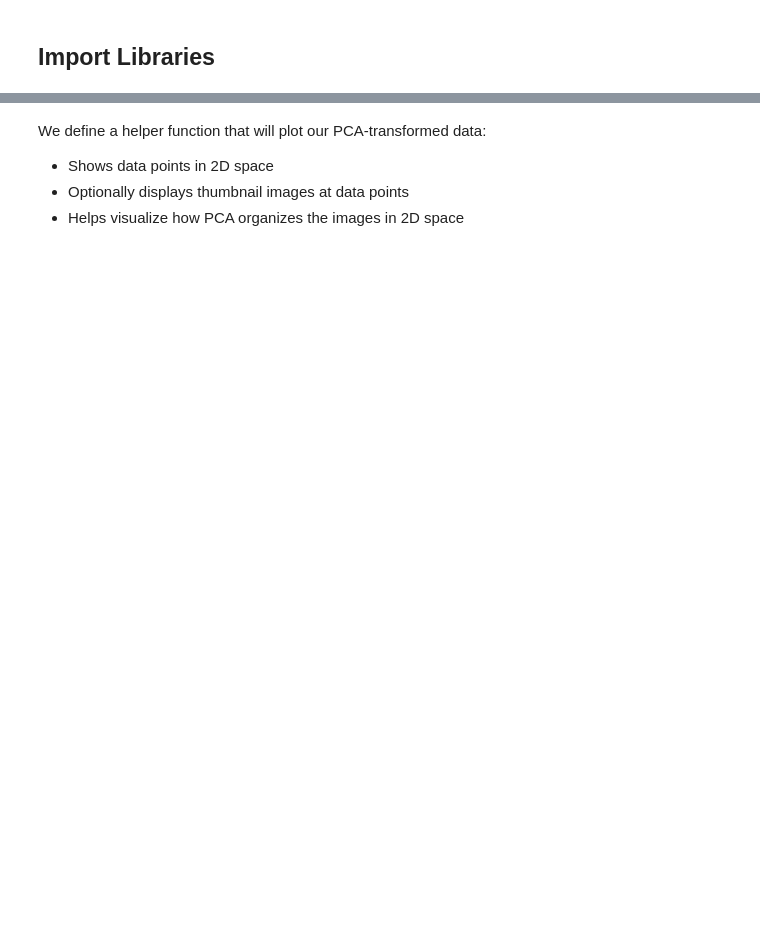
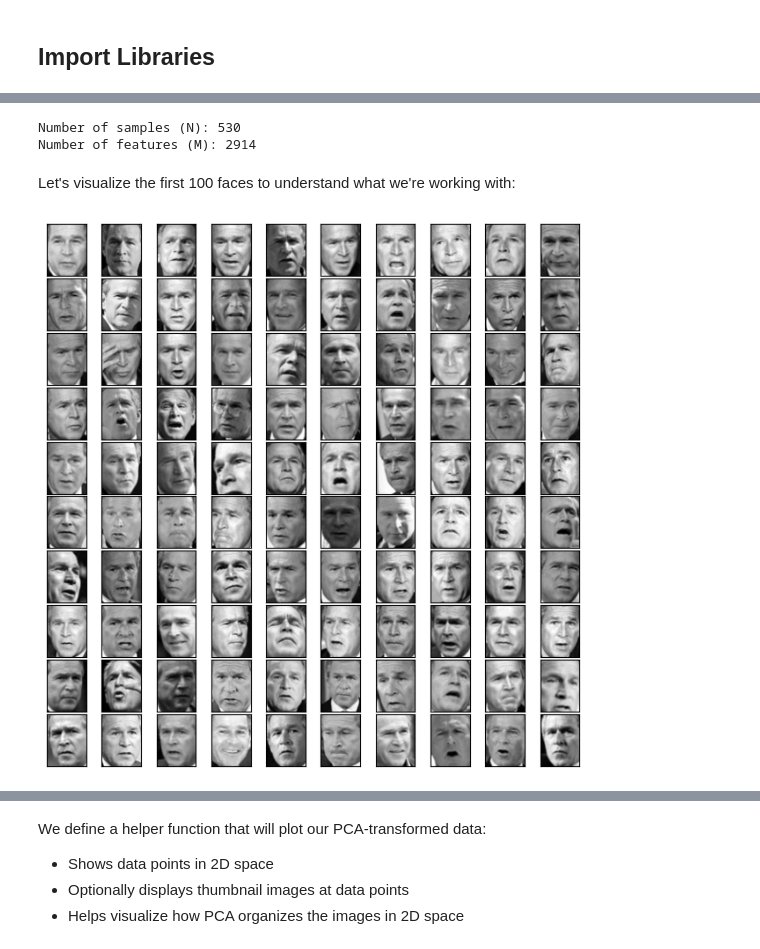
Before and after one commit to AlexMorrow239/Understanding-Machine-Learning, a Jupyter notebook: Eigenfaces/PCA.ipynb, the cells around one changed output, grey strips where cells are left out. Cells and saved outputs as stored; diff of their text form; code cells hidden in the pictures; blank space fills up the shorter version.

```diff
--- a/Eigenfaces/PCA.ipynb
+++ b/Eigenfaces/PCA.ipynb
@@ -26,8 +49,0 @@ I had trouble with this cell depending on my version of sklearn
-# %%
-try:
-    data=fasion_mnist.data.values
-except:
-    data=fasion_mnist.data
-#data should be numpy array
-images=data.reshape(-1,28,28)
-target=fasion_mnist.target.astype('int64')
@@ -57,14 +49,0 @@ target.shape
-# %%
-# show some of the images
-
-fig, ax = plt.subplots(figsize=(3, 3))
-for n in range(0, target.shape[0], 1000):
-    x=data[n,:]
-    x=x.reshape(28,28) # reshape a vector to an image
-    ax.imshow(x, cmap='gray')
-    ax.axis('off')
-    ax.set_title(target[n])
-    plt.draw()
-    display.clear_output(wait=True)
-    display.display(fig)
-    plt.pause(0.1)
@@ -73,0 +50,4 @@ for n in range(0, target.shape[0], 1000):
+# %%
+faces = fetch_lfw_people(min_faces_per_person=500)
+print(faces.target_names)
+print(faces.images.shape)
@@ -73,0 +65,21 @@ for n in range(0, target.shape[0], 1000):
+# %%
+N = faces.images.shape[0]
+print(f"Number of samples (N): {N}")
+
+M = faces.images.shape[1] * faces.images.shape[2]
+print(f"Number of features (M): {M}")
+# %% [output]
+Number of samples (N): 530
+Number of features (M): 2914
+# %% [markdown]
+Let's visualize the first 100 faces to understand what we're working with:
+# %%
+def plot_faces(data):
+    fig, ax = plt.subplots(10, 10, figsize=(8, 8),
+                           subplot_kw=dict(xticks=[], yticks=[]))
+    fig.subplots_adjust(hspace=0.05, wspace=0.05)
+    for i, axi in enumerate(ax.flat):
+        im = axi.imshow(data[i], cmap='gray')
+plot_faces(faces.images)
+# %% [output]
+[figure, added]
```
Also changed, not shown: parts of 53 cells of this notebook, 2 other files.
